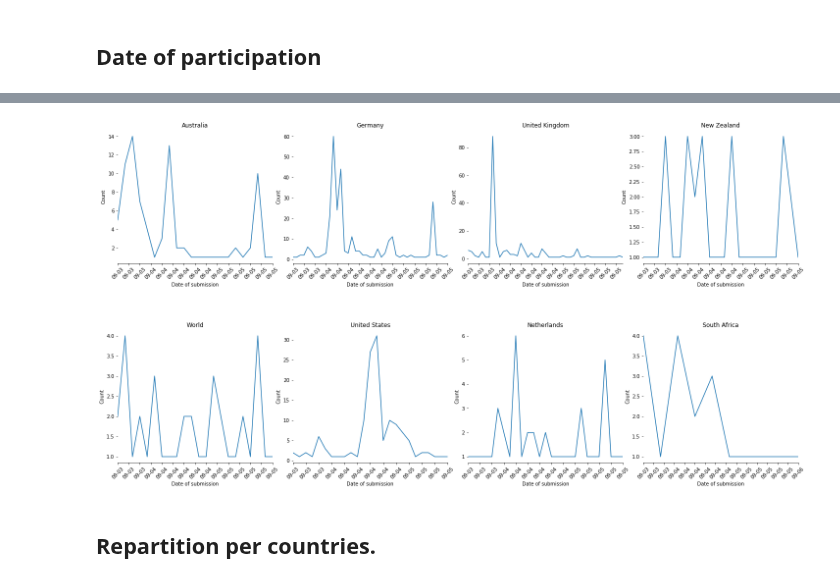
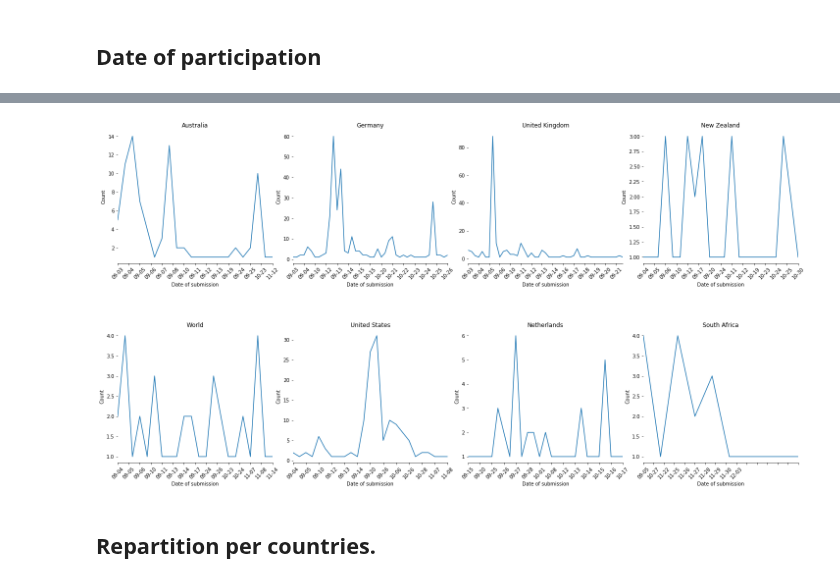
Before and after one commit to softwaresaved/international-survey, a Jupyter notebook: analysis/2018/1. Overview and sampling.ipynb, the cells around one changed output, grey strips where cells are left out. Cells and saved outputs as stored; diff of their text form; code cells hidden in the pictures.

Commit message:
Fix: issue with date on x-axis for submission plot

```diff
--- a/analysis/2018/1. Overview and sampling.ipynb
+++ b/analysis/2018/1. Overview and sampling.ipynb
@@ -106,30 +125,30 @@ total_per_country = total_per_country.reset_index().sort_values(['Date', 'Countr
 # %%
 fig, axes = plt.subplots(2, 4, figsize=(20, 10))
 fig.tight_layout()
 fig.subplots_adjust(hspace=0.5)
 list_plots = list()
 for i, name in enumerate(total_per_country['Country'].unique()):
     if i < 4:
         a = 0
         b = i
     else:
         a = 1
         b = 5 - i
     axes[a, b] = total_per_country[total_per_country.Country == name].plot(x='Date', y='Count', legend=False, x_compat=True, ax=axes[a, b])#.set_ylabel(name)
     axes[a, b].set_title('{}'.format(name))
-    axes[a, b].set_xticklabels(labels = total_per_country['Date'], rotation=45)
+    axes[a, b].set_xticklabels(labels = total_per_country[total_per_country.Country == name]['Date'], rotation=45)
     axes[a, b].xaxis.set_major_locator(MaxNLocator(15))
     list_plots.append(axes[a, b])
 
 for ax in list_plots:
     ax.set(xlabel="Date of submission", ylabel="Count")
     ax.spines['top'].set_visible(False)
     ax.spines['right'].set_visible(False)
     ax.spines['left'].set_visible(False)
 
 plt.show();
 # %% [output]
-[figure, old version]
+[figure, new version]
 # %% [markdown]
 ## Repartition per countries.
 # %% [markdown]
```
Also changed, not shown: parts of 1 cell of this notebook.
